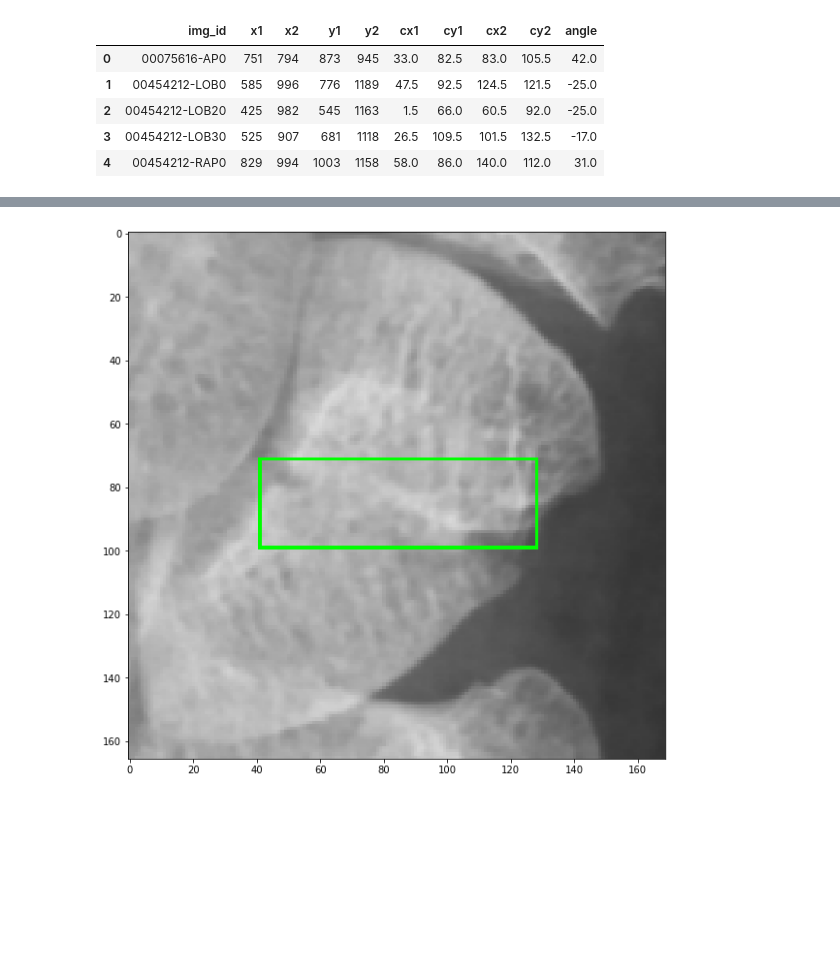
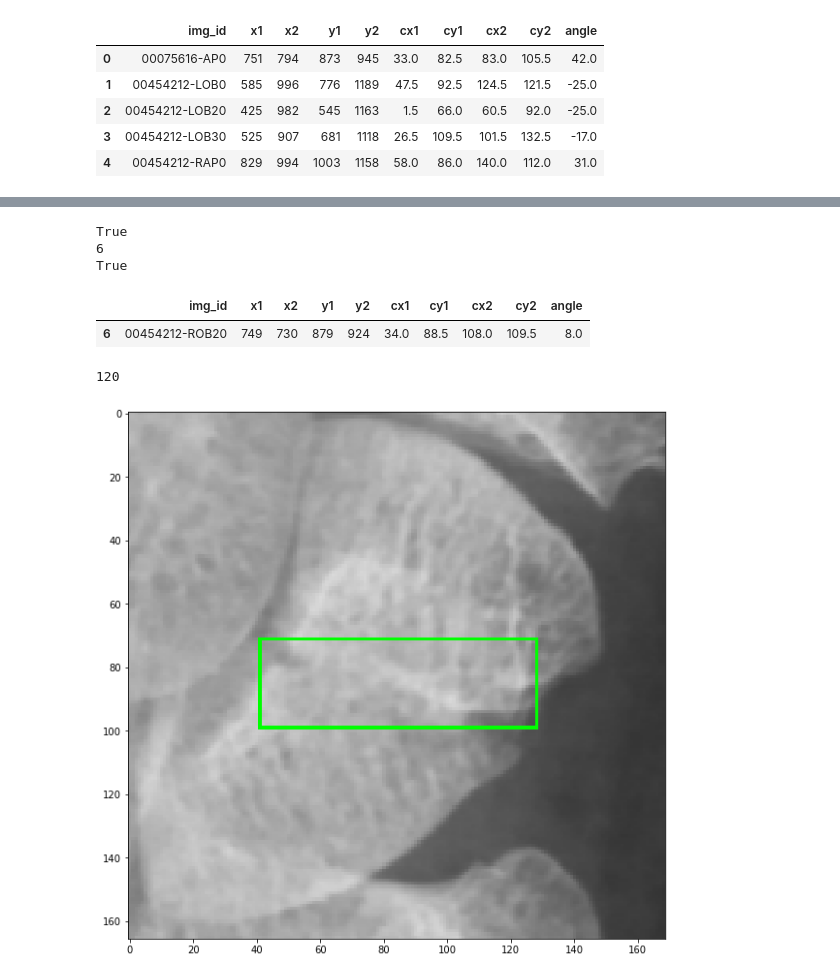
Before and after one commit to as0027111/Fracture_Scaphoid_Detect, a Jupyter notebook: HW2_stage2bbox.ipynb, the cells around one changed output, grey strips where cells are left out. Cells and saved outputs as stored; diff of their text form; code cells hidden in the pictures; blank space fills up the shorter version.

```diff
--- a/HW2_stage2bbox.ipynb
+++ b/HW2_stage2bbox.ipynb
@@ -128,4 +162,22 @@ class Clip_HandDataset(Dataset):
+# %%
+test_value = 9
+print(test_value in test_df[test_df['frac']==1].index)
+pos = 0
+for idx, i in enumerate(test_df[test_df['frac']==1].index):
+    if test_value == i:
+        pos = idx
+        break
+print(pos)
+print(test_df['img_id'][test_value] in df['img_id'].tolist())
+df[df['img_id']==test_df['img_id'][test_value]]
+# %% [output]
+True
+6
+True
+|  | img_id | x1 | x2 | y1 | y2 | cx1 | cy1 | cx2 | cy2 | angle |
+| 6 | 00454212-ROB20 | 749 | 730 | 879 | 924 | 34.0 | 88.5 | 108.0 | 109.5 | 8.0 |
 # %%
+print(len(df))
 train_data = Clip_HandDataset(df[:80], get_train_transform())
 val = df[100:]
 val.reset_index(inplace=True, drop=True)
@@ -151,6 +203,8 @@ valid_data_loader = DataLoader(
     # num_workers=1,
     collate_fn=collate_fn
 )
+# %% [output]
+120
 # %%
 import matplotlib.pyplot as plt
 def image_convert(image):
```
Also changed, not shown: parts of 6 cells of this notebook, 8 other files.
